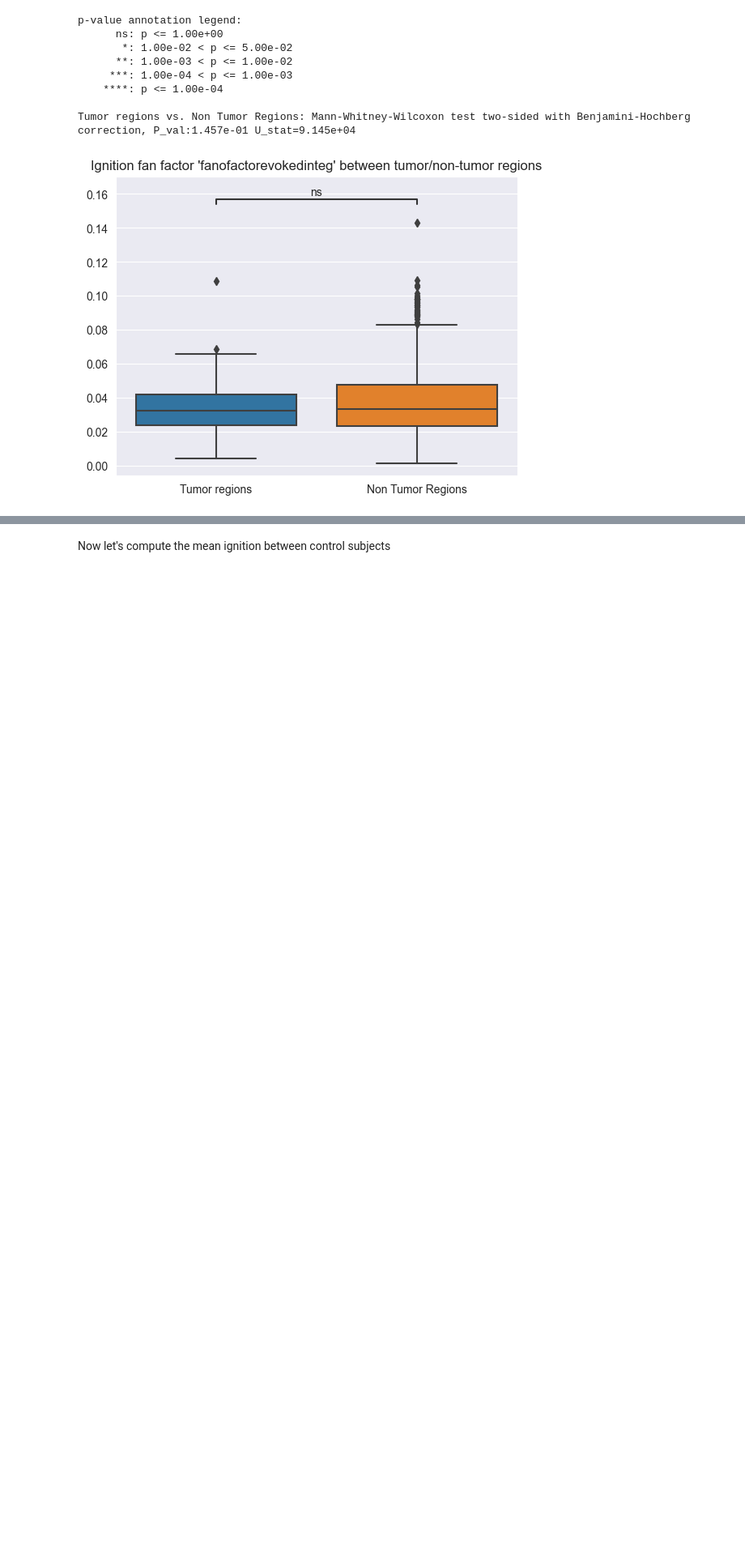
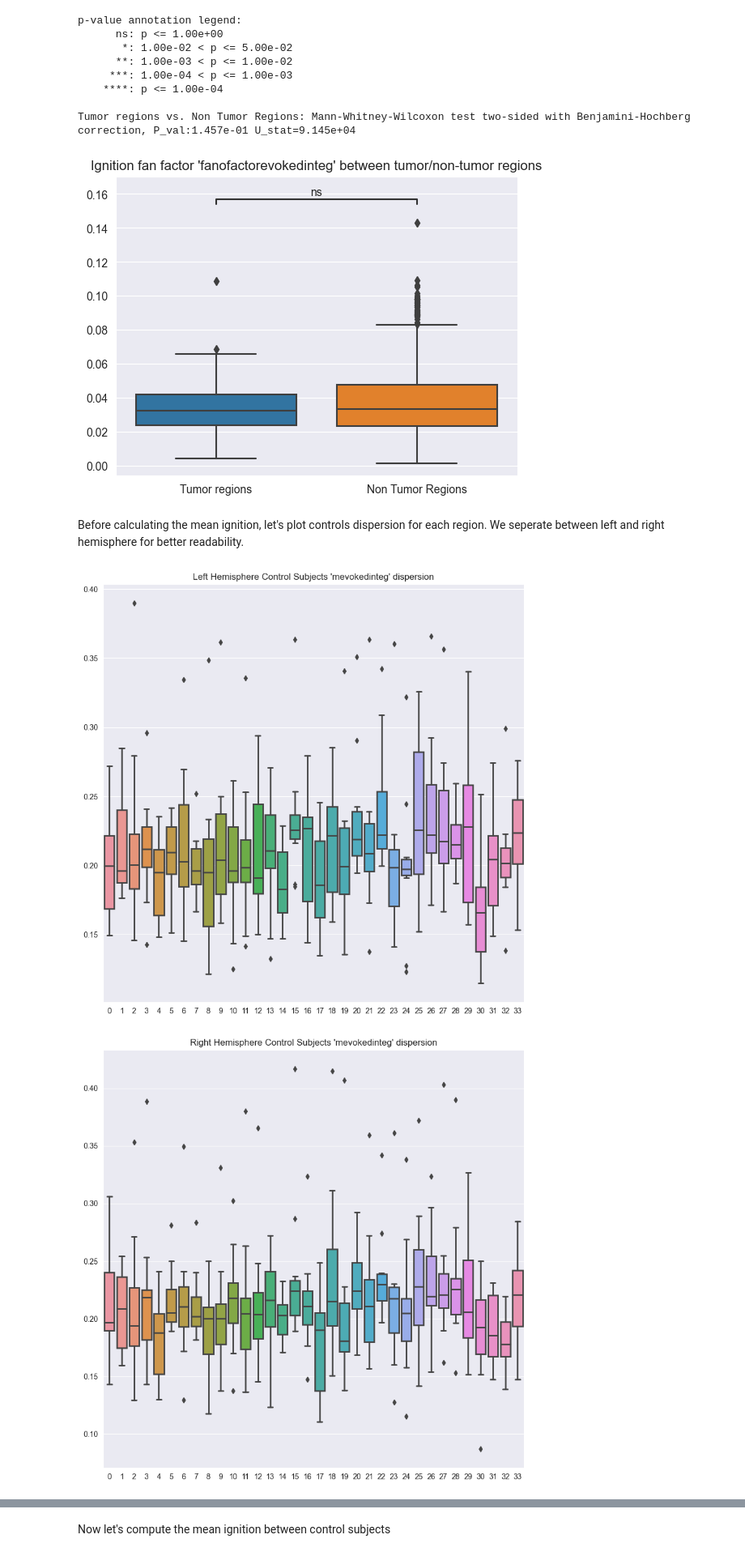
Before and after one commit to ajunca/BrainTumor, a Jupyter notebook: computations/ignition.ipynb, the cells around one changed output, grey strips where cells are left out. Shown at 81% size. Cells and saved outputs as stored; diff of their text form; code cells hidden in the pictures; blank space fills up the shorter version.

Commit message:
More on ignition.

```diff
--- a/computations/ignition.ipynb
+++ b/computations/ignition.ipynb
@@ -136,3 +136,28 @@ p-value annotation legend:
 
 Tumor regions vs. Non Tumor Regions: Mann-Whitney-Wilcoxon test two-sided with Benjamini-Hochberg correction, P_val:1.457e-01 U_stat=9.145e+04
 [figure]
+# %% [markdown]
+Before calculating the mean ignition, let's plot controls dispersion for each region. We seperate between left and right hemisphere for better readability.
+# %%
+plt.figure(figsize=(10, 10))
+seaborn.boxplot(
+    data=pd.Series(
+        data={str(i): [ignitions[k].mevokedinteg[i] for k, sub in control_subset.items()] for i in range(34)}
+    ),
+    linewidth=2.0
+)
+plt.title("Left Hemisphere Control Subjects 'mevokedinteg' dispersion")
+plt.show()
+
+plt.figure(figsize=(10, 10))
+seaborn.boxplot(
+    data=pd.Series(
+        data={str(i): [ignitions[k].mevokedinteg[i] for k, sub in control_subset.items()] for i in range(34, 68)},
+    ),
+    linewidth=2.0
+)
+plt.title("Right Hemisphere Control Subjects 'mevokedinteg' dispersion")
+plt.show()
+# %% [output]
+[figure, added]
+[figure, added]
```
Also changed, not shown: parts of 7 cells of this notebook.
